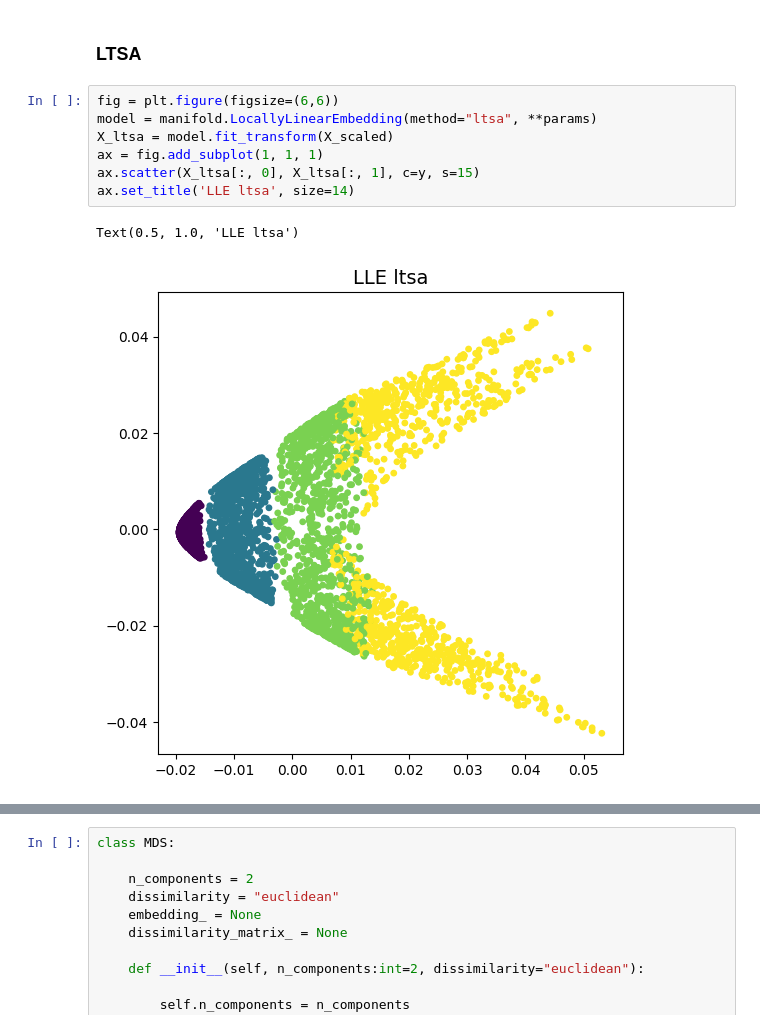
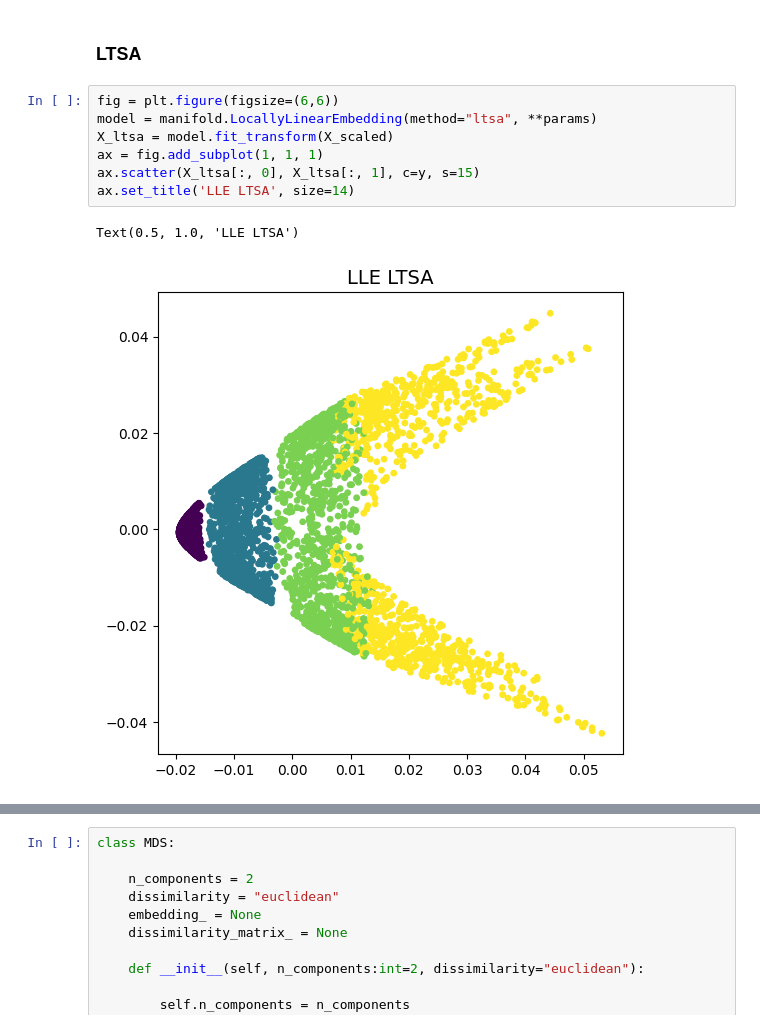
Before and after one commit to Samuels04/University, a Jupyter notebook: 4th Year/IntNeg/Práctica 4/comercializadora.ipynb, the cells around one changed output, grey strips where cells are left out. Drawn from its saved outputs; the diff is of its cells as text.

```diff
--- a/4th Year/IntNeg/Práctica 4/comercializadora.ipynb
+++ b/4th Year/IntNeg/Práctica 4/comercializadora.ipynb
@@ -61,11 +62,11 @@ Text(0.5, 1.0, 'LLE standard')
 # %%
 fig = plt.figure(figsize=(6,6))
 model = manifold.LocallyLinearEmbedding(method="ltsa", **params)
 X_ltsa = model.fit_transform(X_scaled)
 ax = fig.add_subplot(1, 1, 1)
 ax.scatter(X_ltsa[:, 0], X_ltsa[:, 1], c=y, s=15)
-ax.set_title('LLE ltsa', size=14)
+ax.set_title('LLE LTSA', size=14)
 # %% [output]
-Text(0.5, 1.0, 'LLE ltsa')
+Text(0.5, 1.0, 'LLE LTSA')
-[figure, old version]
+[figure, new version]
 # %% [markdown]
```
Also changed, not shown: parts of 10 cells of this notebook.
